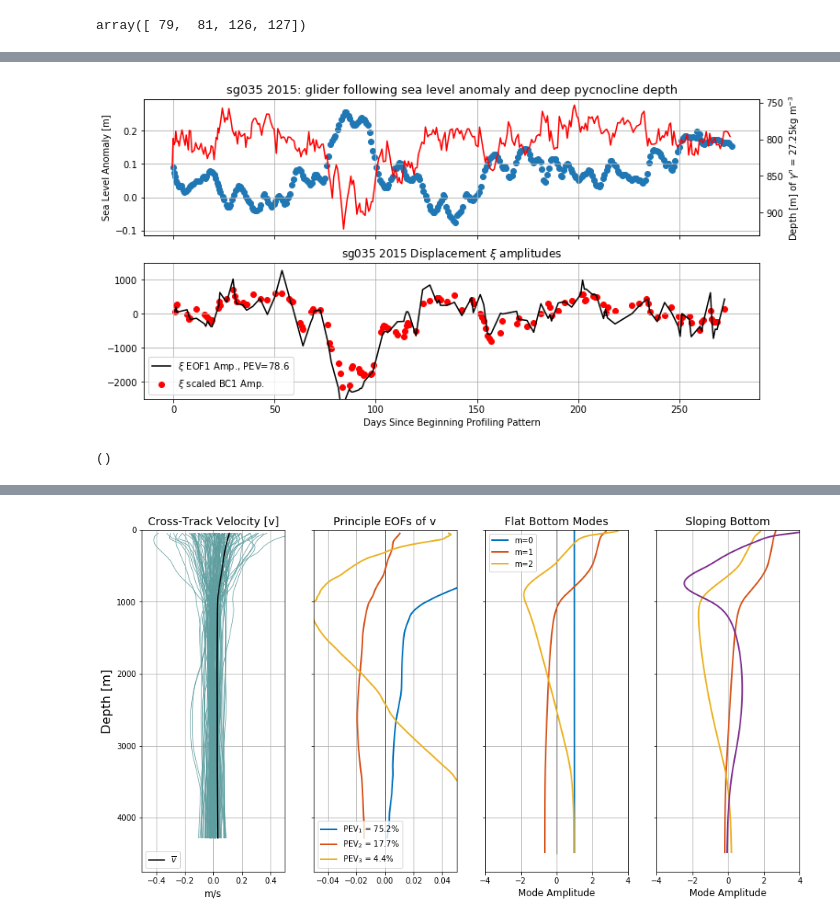
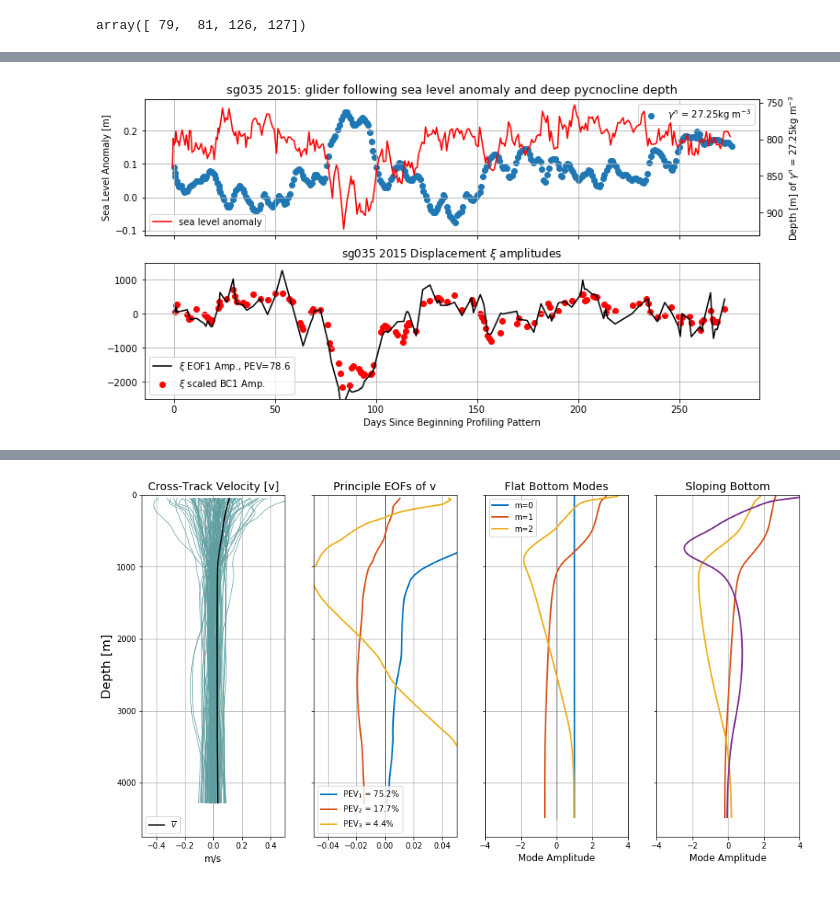
Before and after one commit to jakesteinberg/geostrophic_turbulence, a Jupyter notebook: bats_dg_2015_mode_projections.ipynb, the cells around one changed output, grey strips where cells are left out. Cells and saved outputs as stored; diff of their text form; code cells hidden in the pictures.

```diff
--- a/bats_dg_2015_mode_projections.ipynb
+++ b/bats_dg_2015_mode_projections.ipynb
@@ -258,2 +307,13 @@ plot_pro(ax)
 [figure]
 ()
+# %%
+plt.rcParams['figure.figsize'] = 6, 6
+f, ax1 = plt.subplots()
+ax1.plot(mw_v_good[:, 10], grid)
+ax1.invert_yaxis()
+ax1.set_xlim([-.25, .25])
+ax1.set_ylabel('Depth [m]')
+ax1.set_xlabel('[m/s]')
+ax1.set_title('Cross-Track Geostrophic Velocity')
+plot_pro(ax1)
+f.savefig("/Users/jake/Desktop/samp_vel_2.jpg", dpi=300)
@@ -481,8 +572,16 @@ for i in range(num_profs):
             grid_ar[oo] = np.int(grid[i_dp[oo]])
         eta_fs[i_dp] = (grid_ar - np.int(grid[-1])) * this_eta[iw[-1]] / (np.int(lgs) - grid[-1])
 
+        # check for nans
+        if np.sum(np.isnan(eta_fs)) > 0:
+            eta_fs_2 = nanseg_interp(grid, eta_fs)
+        else:
+            eta_fs_2 = eta_fs.copy()
+        eta_fs_2[0] = 0
+        eta_fs_2[-1] = 0
+
         # -- solve matrix problem
-        AG[1:, i] = np.linalg.lstsq(G[:, 1:], eta_fs[:, np.newaxis])[0][:, 0]
+        AG[1:, i] = np.linalg.lstsq(G[:, 1:], eta_fs_2[:, np.newaxis])[0][:, 0]
         # AG[1:, i] = np.linalg.lstsq(F_int[:, 1:], eta_fs[:, np.newaxis])[0][:, 0]
 
         Eta_m[:, i] = np.squeeze(np.matrix(G) * np.transpose(np.matrix(AG[:, i])))
@@ -502,7 +601,7 @@ for i in range(len(eta_ind_3[1, :])):
     # obtain matrix of NEta
     # Neta = this_N2 * this_eta
     iw = np.where((grid >= eta_fit_depth_min) & (grid <= eta_fit_depth_max))[0]
-    if len(iw) > 1:
+    if (len(iw) > 1) & (grid[iw[-1]] > eta_fit_depth_max):
         eta_fs = this_eta.copy()  # ETA
 
         # -- taper fit as z approaches 0
@@ -516,8 +615,15 @@ for i in range(len(eta_ind_3[1, :])):
             grid_ar[oo] = np.int(grid[i_dp[oo]])
         eta_fs[i_dp] = (grid_ar - np.int(grid[-1])) * this_eta[iw[-1]] / (np.int(lgs) - grid[-1])
 
+        # check for nans
+        if np.sum(np.isnan(eta_fs)) > 0:
+            eta_fs_2 = nanseg_interp(grid, eta_fs)
+        else:
+            eta_fs_2 = eta_fs.copy()
+        eta_fs_2[0] = 0
+        eta_fs_2[-1] = 0
         # -- solve matrix problem
-        AG_ind[1:, i] = np.linalg.lstsq(G[:, 1:], eta_fs[:, np.newaxis])[0][:, 0]
+        AG_ind[1:, i] = np.linalg.lstsq(G[:, 1:], eta_fs_2[:, np.newaxis])[0][:, 0]
         # AG[1:, i] = np.linalg.lstsq(F_int[:, 1:], eta_fs[:, np.newaxis])[0][:, 0]
 
         Eta_ind_m[:, i] = np.squeeze(np.matrix(G) * np.transpose(np.matrix(AG_ind[:, i])))
@@ -773,39 +888,42 @@ plot_pro(ax2)
 # %%
 matplotlib.rcParams['figure.figsize'] = (12, 6)
 f, (ax00, ax0) = plt.subplots(2, 1, sharex=True)
-ax00.scatter(prof_time - np.nanmin(prof_time), dg_fol_sla)
+ax00.scatter(prof_time - np.nanmin(prof_time), dg_fol_sla, label=r'$\gamma^{n}$ = ' + str(dg_den_grid[0][25]) + 'kg m$^{-3}$')
 ax00.set_ylabel('Sea Level Anomaly [m]')
 ax00.set_title('sg035 2015: glider following sea level anomaly and deep pycnocline depth', fontsize=13)
 ax01 = ax00.twinx()
-ax01.plot(prof_time - np.nanmin(mw_time_good), dg_den_deps[25, :], color='r')
+ax01.plot(prof_time - np.nanmin(mw_time_good), dg_den_deps[25, :], color='r', label='sea level anomaly')
 ax01.invert_yaxis()
 ax01.set_ylabel('Depth [m] of $\gamma^{n}$ = ' + str(dg_den_grid[0][25]) + 'kg m$^{-3}$')
 ax00.grid()
+handles, labels = ax00.get_legend_handles_labels()
+ax00.legend(handles, labels, fontsize=10)
+handles, labels = ax01.get_legend_handles_labels()
+ax01.legend(handles, labels, fontsize=10)
 
 ax0.plot(eta_eof_time - np.nanmin(prof_time), Amp1_eta, color='k', label=r'$\xi$ EOF1 Amp., PEV=' + str(np.round(frac_eof_eta[0]*100,1)))
 ax0.scatter(Time_ordered - np.nanmin(prof_time), -30000*AG_ordered[1, :], color='r', label=r'$\xi$ scaled BC1 Amp.')
 # this_timer_date_2 = this_timer_date[0:-1]
 # for i in range(len(this_timer_date)):
 #     if (i < 55) & (i > 55):
 #         this_timer_date_2[i] = this_timer_date[i]
 # ax1.plot(this_timer_date_2, Amp1_uv, color='k', label='vel. EOF1 Amp., PEV=' + str(np.round(frac_eof_uv[0]*100,1)))
 # ax1.scatter(this_timer_date, -8*(AGz_ordered[1, :] + AGz_ordered[1, :]), color='r', label='vel. scaled BT + BC1 Amp.')
 ax0.set_ylim([-2500, 1500])
 ax0.set_title(r'sg035 2015 Displacement $\xi$ amplitudes')
 ax0.set_xlabel('Days Since Beginning Profiling Pattern')
 handles, labels = ax0.get_legend_handles_labels()
 ax0.legend(handles, labels, fontsize=10)
 plot_pro(ax0)
 
 # ax1.set_ylim([-3, 5])
 # ax1.set_title('sg035 2015 Velocity amplitudes')
 # handles, labels = ax1.get_legend_handles_labels()
 # ax1.legend(handles, labels, fontsize=10)
 # plot_pro(ax1)
-# f.savefig("/Users/jake/Documents/baroclinic_modes/dissertation/dg_bats_eta_eof_mode_amps.jpg", dpi=300)
+f.savefig("/Users/jake/Documents/baroclinic_modes/dissertation/dg_bats_eta_eof_mode_amps.jpg", dpi=300)
 # %% [output]
-[figure, old version]
+[figure, new version]
-()
 # %%
 # look at zero crossings
 V5 = V4.copy()
```
Also changed, not shown: parts of 17 cells of this notebook, 8 other files.
